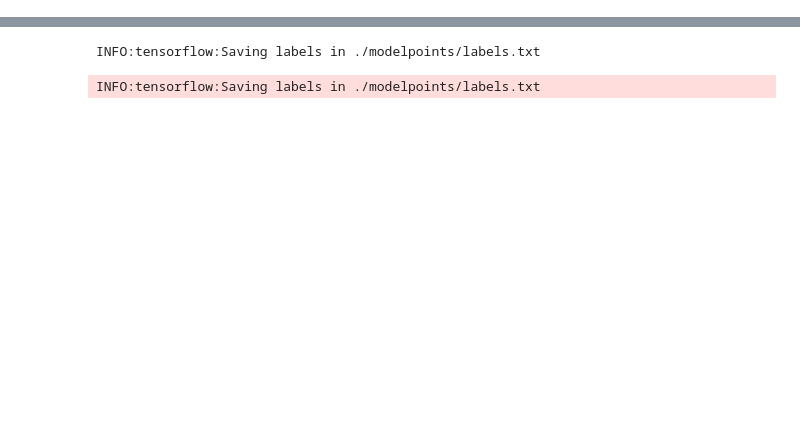
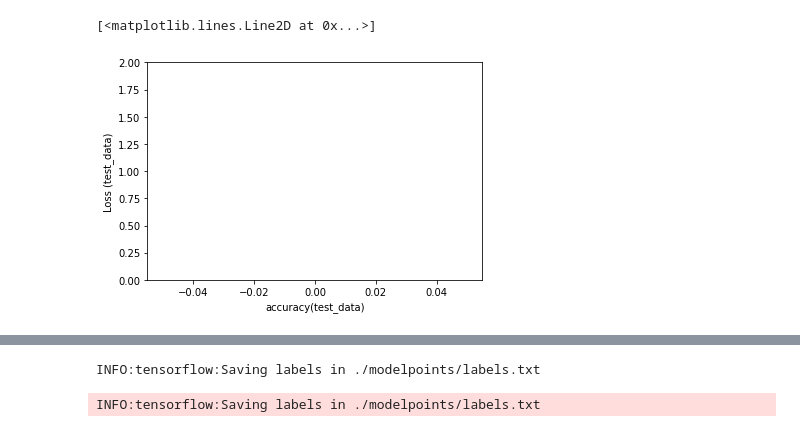
Before and after one commit to aadiljamal/project, a Jupyter notebook: Mitr_training.ipynb, the cells around one changed output, grey strips where cells are left out. Saved outputs shown, nothing was run; the diff lists cells and outputs as text; code cells hidden in the pictures; blank space fills up the shorter version.

Commit message:
new model implemented

```diff
--- a/Mitr_training.ipynb
+++ b/Mitr_training.ipynb
@@ -36,4 +39,4 @@ plt.show()
 # %%
-model = image_classifier.create(train_data, model_spec='resnet_50', validation_data=test_data, epochs=11)
+model = image_classifier.create(train_data, model_spec='resnet_50', validation_data=test_data, epochs=5)
 # %% [output]
 INFO:tensorflow:Retraining the models...
@@ -76,3 +77,13 @@ loss, accuracy = model.evaluate(test_data)
+# %%
+plt.figure()
+plt.ylabel("Loss (test_data)")
+plt.xlabel("accuracy(test_data)")
+plt.ylim([0,2])
+plt.plot(loss)
+plt.plot(accuracy)
+# %% [output]
+[<matplotlib.lines.Line2D at 0x...>]
+[figure, added]
 # %%
 model.export(export_dir='./modelpoints/')
 # %% [output]
```
Also changed, not shown: parts of 10 cells of this notebook, 7 other files.
